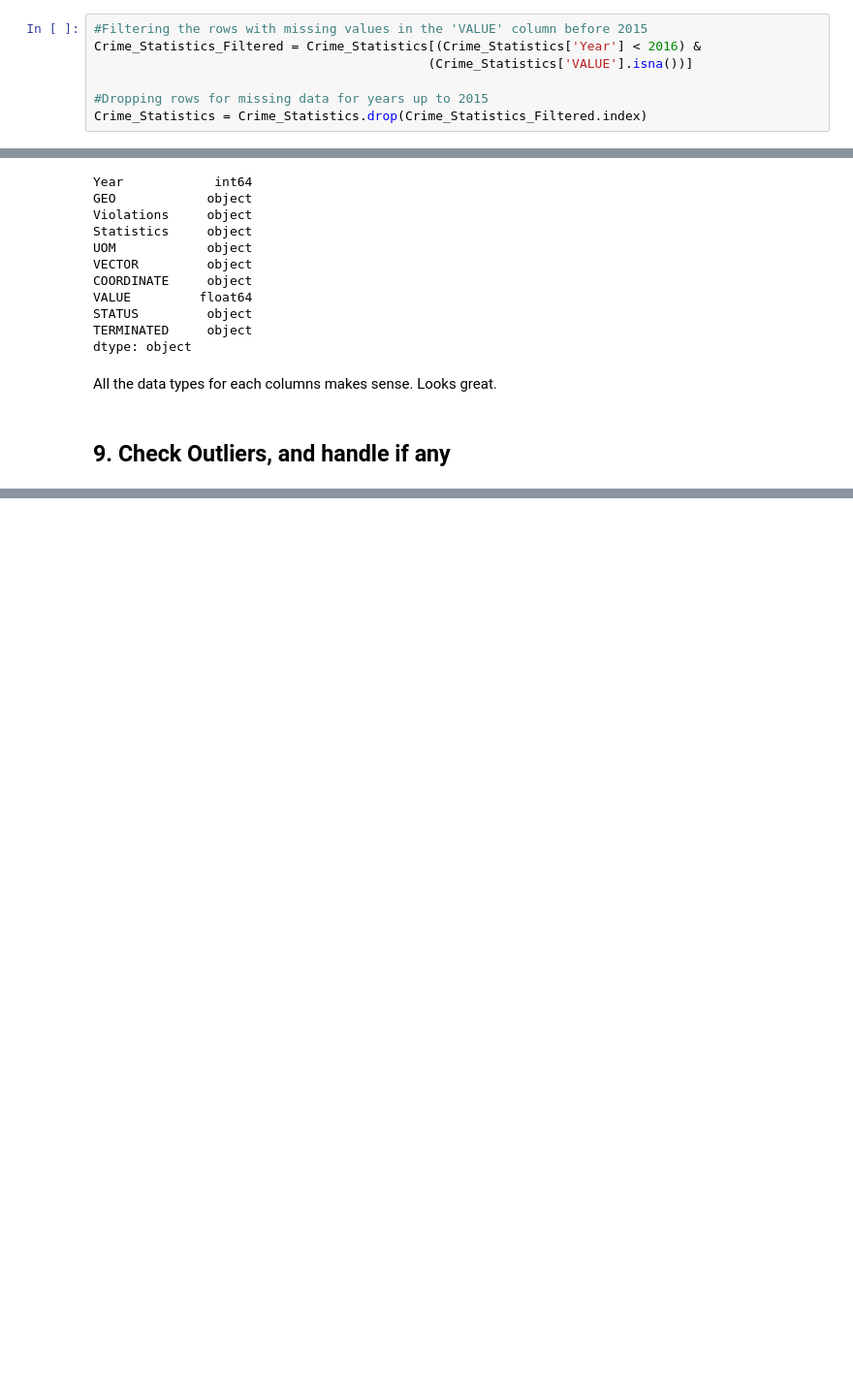
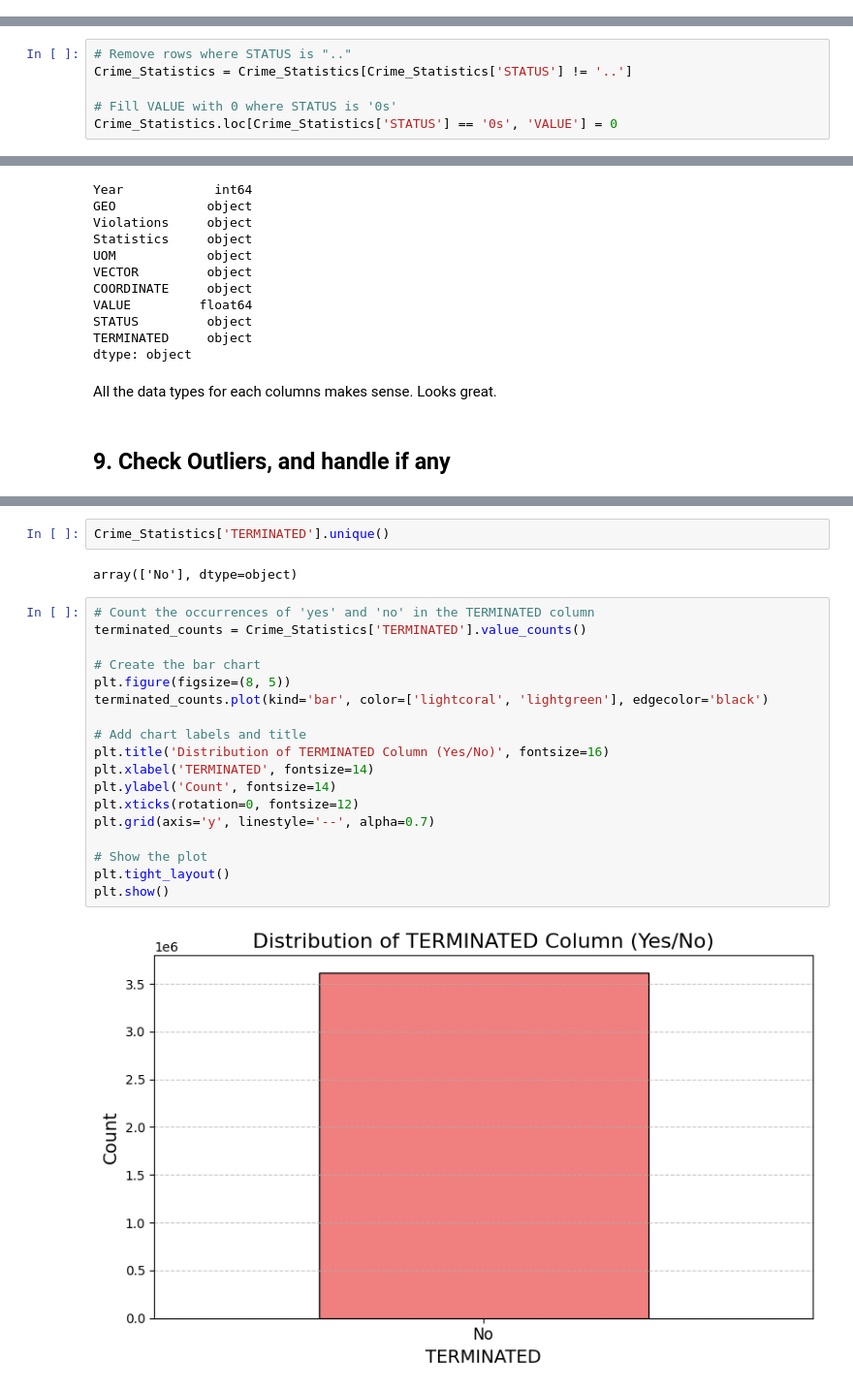
Before and after one commit to swekriti12/Crime-Statistics, a Jupyter notebook: Crime Statistics.ipynb, the cells around one changed output, grey strips where cells are left out. Shown at 97% size. Cells and saved outputs as stored; diff of their text form; blank space fills up the shorter version.

Commit message:
added some visualization

```diff
--- a/Crime Statistics.ipynb
+++ b/Crime Statistics.ipynb
@@ -769,7 +773,0 @@ Dropping the rows having missing data up until 2015 would be the best approach a
-# %%
-#Filtering the rows with missing values in the 'VALUE' column before 2015
-Crime_Statistics_Filtered = Crime_Statistics[(Crime_Statistics['Year'] < 2016) &
-                                            (Crime_Statistics['VALUE'].isna())]
-
-#Dropping rows for missing data for years up to 2015
-Crime_Statistics = Crime_Statistics.drop(Crime_Statistics_Filtered.index)
@@ -803,0 +783,6 @@ Crime_Statistics['VALUE'] = Crime_Statistics.groupby(['GEO', 'Year', 'UOM'])['VA
+# %%
+# Remove rows where STATUS is ".."
+Crime_Statistics = Crime_Statistics[Crime_Statistics['STATUS'] != '..']
+
+# Fill VALUE with 0 where STATUS is '0s'
+Crime_Statistics.loc[Crime_Statistics['STATUS'] == '0s', 'VALUE'] = 0
@@ -858,0 +854,24 @@ plt.show()
+# %%
+Crime_Statistics['TERMINATED'].unique()
+# %% [output]
+array(['No'], dtype=object)
+# %%
+# Count the occurrences of 'yes' and 'no' in the TERMINATED column
+terminated_counts = Crime_Statistics['TERMINATED'].value_counts()
+
+# Create the bar chart
+plt.figure(figsize=(8, 5))
+terminated_counts.plot(kind='bar', color=['lightcoral', 'lightgreen'], edgecolor='black')
+
+# Add chart labels and title
+plt.title('Distribution of TERMINATED Column (Yes/No)', fontsize=16)
+plt.xlabel('TERMINATED', fontsize=14)
+plt.ylabel('Count', fontsize=14)
+plt.xticks(rotation=0, fontsize=12)
+plt.grid(axis='y', linestyle='--', alpha=0.7)
+
+# Show the plot
+plt.tight_layout()
+plt.show()
+# %% [output]
+[figure, added]
```
Also changed, not shown: parts of 20 cells of this notebook.
